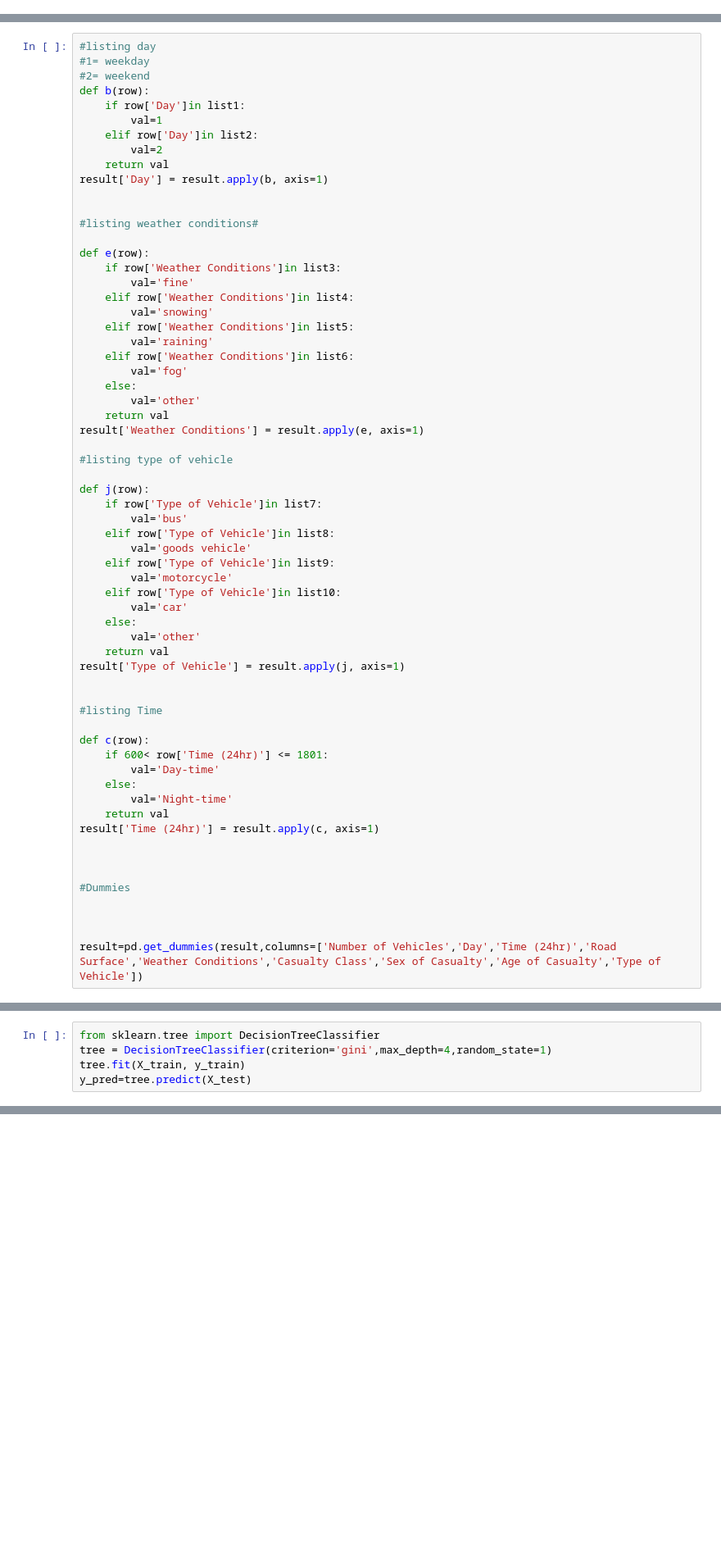
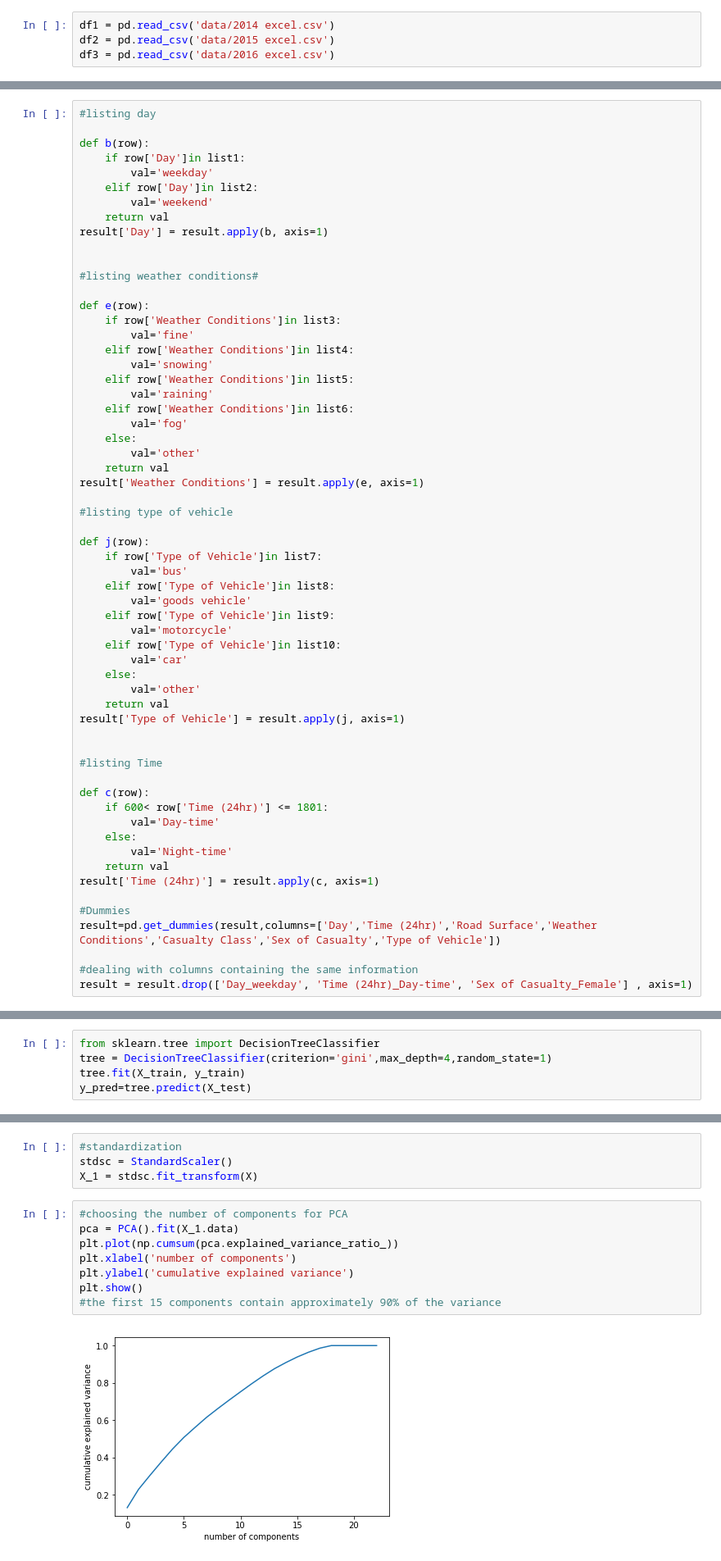
Before and after one commit to eldooriomar/PHBS_MLF_2018, a Jupyter notebook: pyth project.ipynb, the cells around one changed output, grey strips where cells are left out. Shown at 82% size. Drawn from its saved outputs; the diff is of its cells as text; blank space fills up the shorter version.

Commit message:
standardization and pca

```diff
--- a/pyth project.ipynb
+++ b/pyth project.ipynb
@@ -20,3 +22,7 @@ df3 = pd.read_csv('2016 excel.csv')
+# %%
+df1 = pd.read_csv('data/2014 excel.csv')
+df2 = pd.read_csv('data/2015 excel.csv')
+df3 = pd.read_csv('data/2016 excel.csv')
 # %%
 #merging files#
 frames = [df1, df2, df3]
@@ -40,13 +46,12 @@ list9=['Motorcycle over 50cc and up to 125cc','Motorcycle over 125cc and up to 5
 list10=['Car','Taxi or Private hire car']
 # %%
 #listing day
-#1= weekday
-#2= weekend
+
 def b(row):
     if row['Day']in list1:
-        val=1
+        val='weekday'
     elif row['Day']in list2:
-        val=2
+        val='weekend'
     return val
 result['Day'] = result.apply(b, axis=1)
 
@@ -94,10 +99,8 @@ def c(row):
     return val
 result['Time (24hr)'] = result.apply(c, axis=1)
 
+#Dummies
+result=pd.get_dummies(result,columns=['Day','Time (24hr)','Road Surface','Weather Conditions','Casualty Class','Sex of Casualty','Type of Vehicle'])
 
-
-#Dummies
-
-
-
-result=pd.get_dummies(result,columns=['Number of Vehicles','Day','Time (24hr)','Road Surface','Weather Conditions','Casualty Class','Sex of Casualty','Age of Casualty','Type of Vehicle'])
+#dealing with columns containing the same information
+result = result.drop(['Day_weekday', 'Time (24hr)_Day-time', 'Sex of Casualty_Female'] , axis=1)
@@ -175,0 +183,14 @@ NameError: name 'graph' is not defined
+# %%
+#standardization
+stdsc = StandardScaler()
+X_1 = stdsc.fit_transform(X)
+# %%
+#choosing the number of components for PCA
+pca = PCA().fit(X_1.data)
+plt.plot(np.cumsum(pca.explained_variance_ratio_))
+plt.xlabel('number of components')
+plt.ylabel('cumulative explained variance')
+plt.show()
+#the first 15 components contain approximately 90% of the variance
+# %% [output]
+[figure, added]
```
Also changed, not shown: parts of 13 cells of this notebook, 1 other file.
